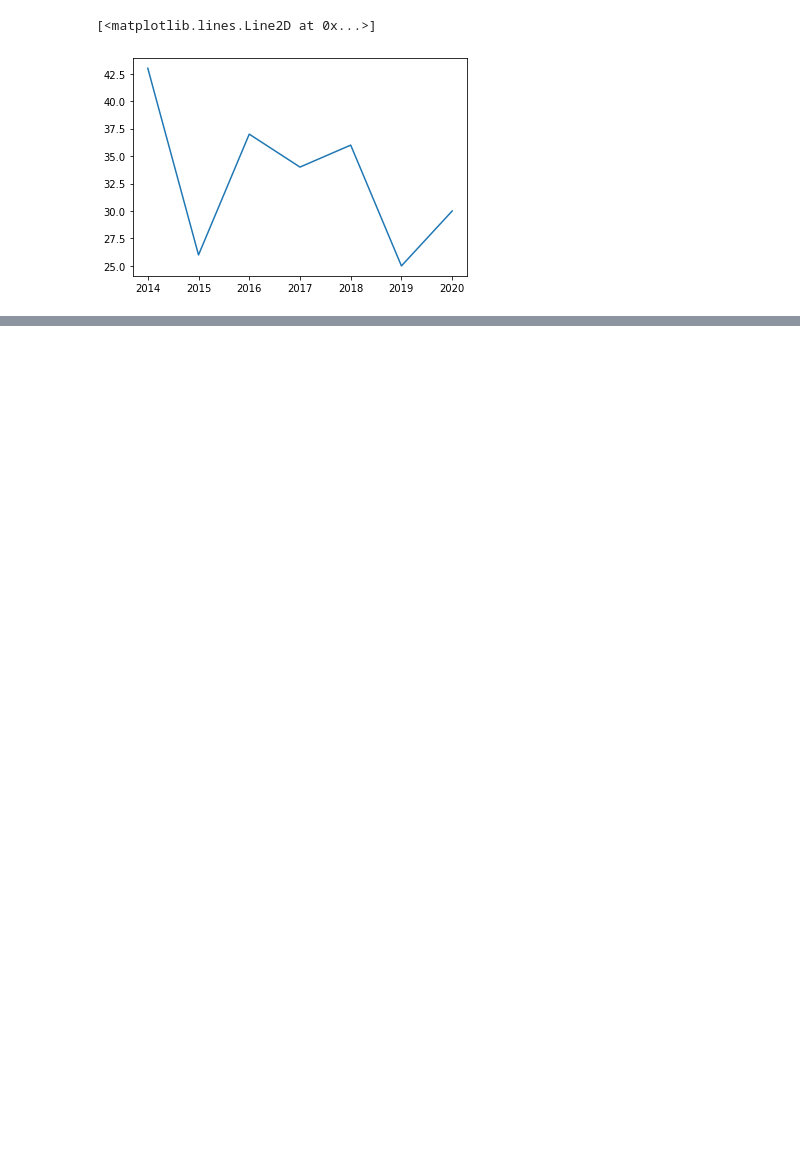
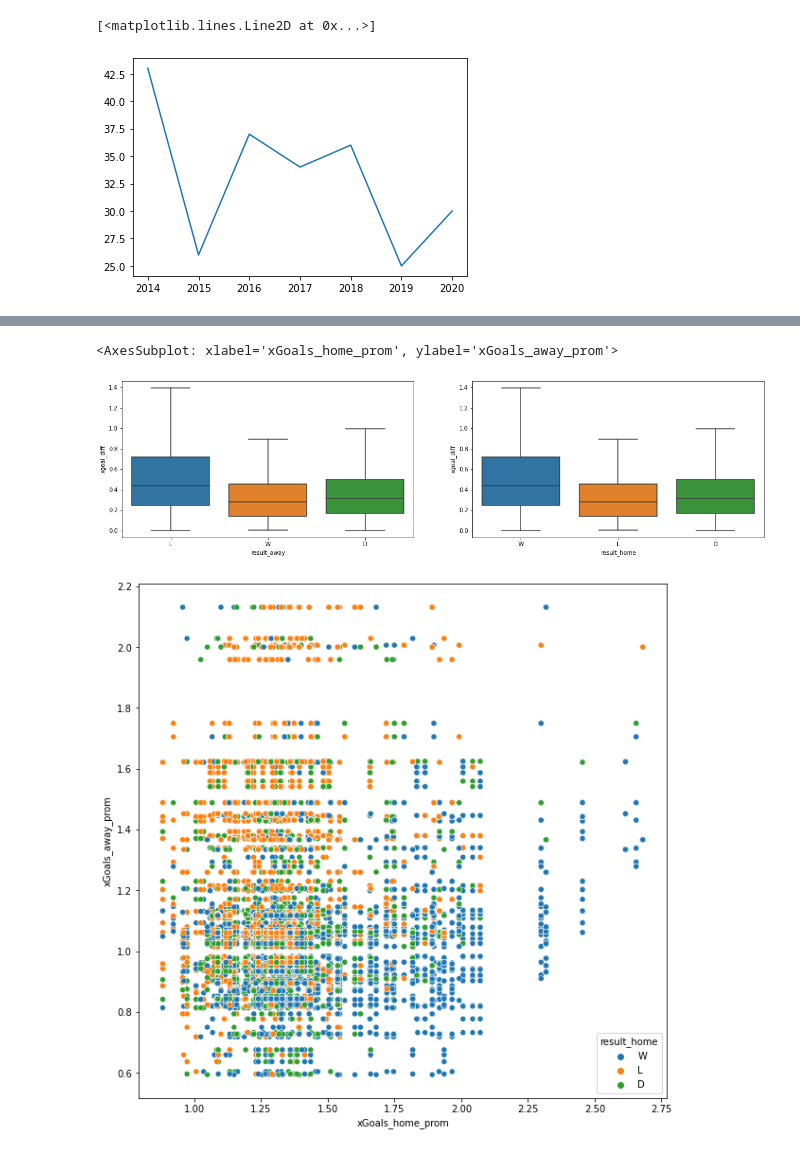
Before and after one commit to mcannoni/soccer_database, a Jupyter notebook: ProyectoDS_ParteI_+Cannoni+Poses.ipynb, the cells around one changed output, grey strips where cells are left out. Saved outputs shown, nothing was run; the diff lists cells and outputs as text; code cells hidden in the pictures; blank space fills up the shorter version.

```diff
--- a/ProyectoDS_ParteI_+Cannoni+Poses.ipynb
+++ b/ProyectoDS_ParteI_+Cannoni+Poses.ipynb
@@ -235,0 +407,23 @@ ax1.plot(df_filtered[df_filtered['name'].str.contains("Lionel Messi")].season,
+# %%
+indexwin = df_f_game[ (df_f_game['result_home'] == "W") & (df_f_game['xgoal_diff'] > 1.4) ].index
+indexlost = df_f_game[ (df_f_game['result_home'] == "L") & (df_f_game['xgoal_diff'] > 0.9) ].index
+indextie = df_f_game[ (df_f_game['result_home'] == "D") & (df_f_game['xgoal_diff'] > 1) ].index
+
+
+df_f_game.drop(indexwin , inplace=True)
+df_f_game.drop(indexlost , inplace=True)
+df_f_game.drop(indextie , inplace=True)
+# %%
+df_f_game["xgoal_diff"]= abs(df_f_game["xGoals_home_prom"]  - df_f_game["xGoals_away_prom"])
+
+
+figbi, axesbi = plt.subplots(1, 2, figsize=(20, 5))
+sns.boxplot(x=df_f_game.result_away, y=df_f_game.xgoal_diff, data=df_f_game,ax=axesbi[0])
+sns.boxplot(x=df_f_game.result_home, y=df_f_game.xgoal_diff, data=df_f_game,ax=axesbi[1])
+figbi, axesbi = plt.subplots( figsize=(10, 10))
+
+sns.scatterplot(x=df_f_game.xGoals_home_prom, y=df_f_game.xGoals_away_prom, hue=df_f_game.result_home)
+# %% [output]
+<AxesSubplot: xlabel='xGoals_home_prom', ylabel='xGoals_away_prom'>
+[figure, added]
+[figure, added]
```
Also changed, not shown: parts of 29 cells of this notebook.
